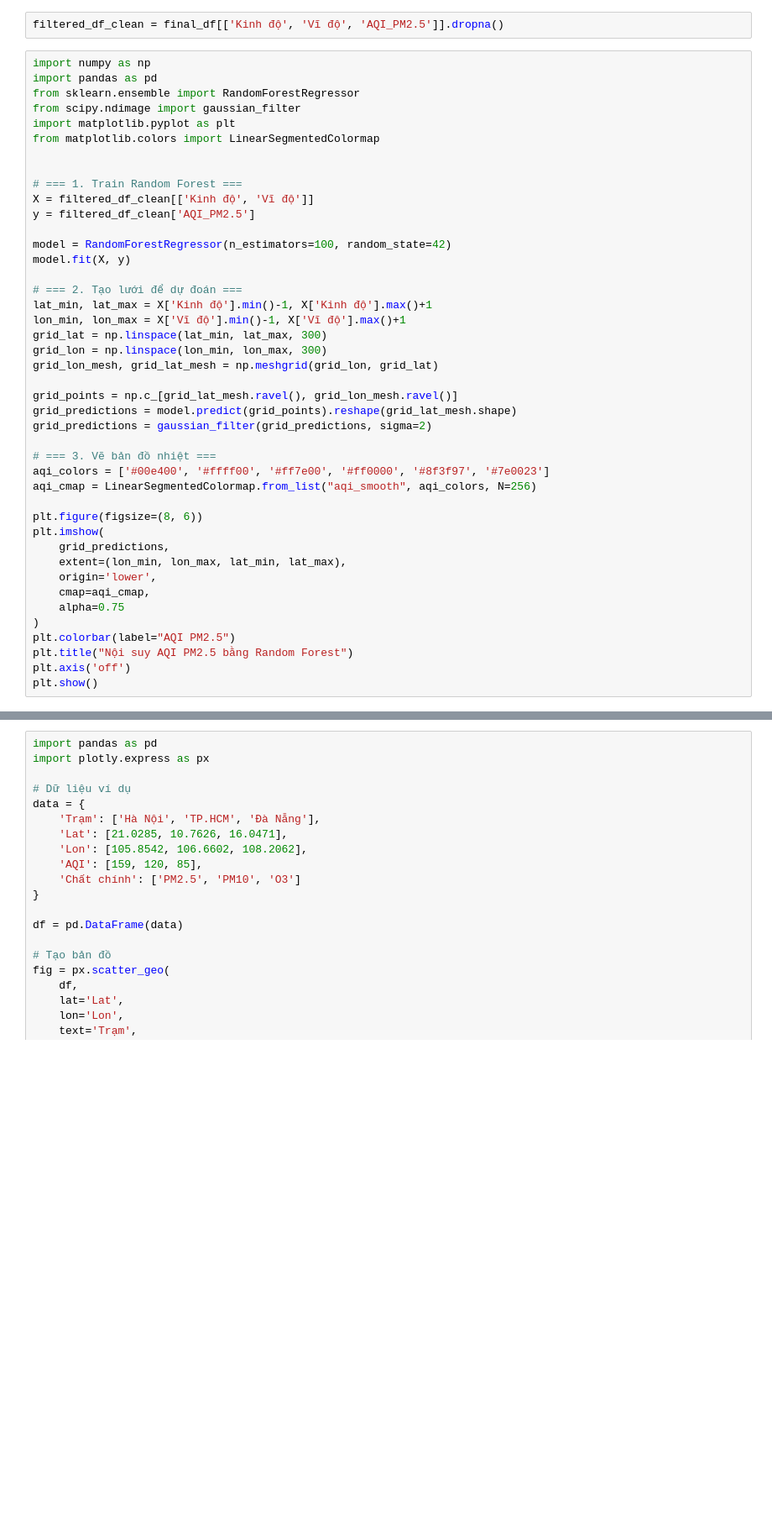
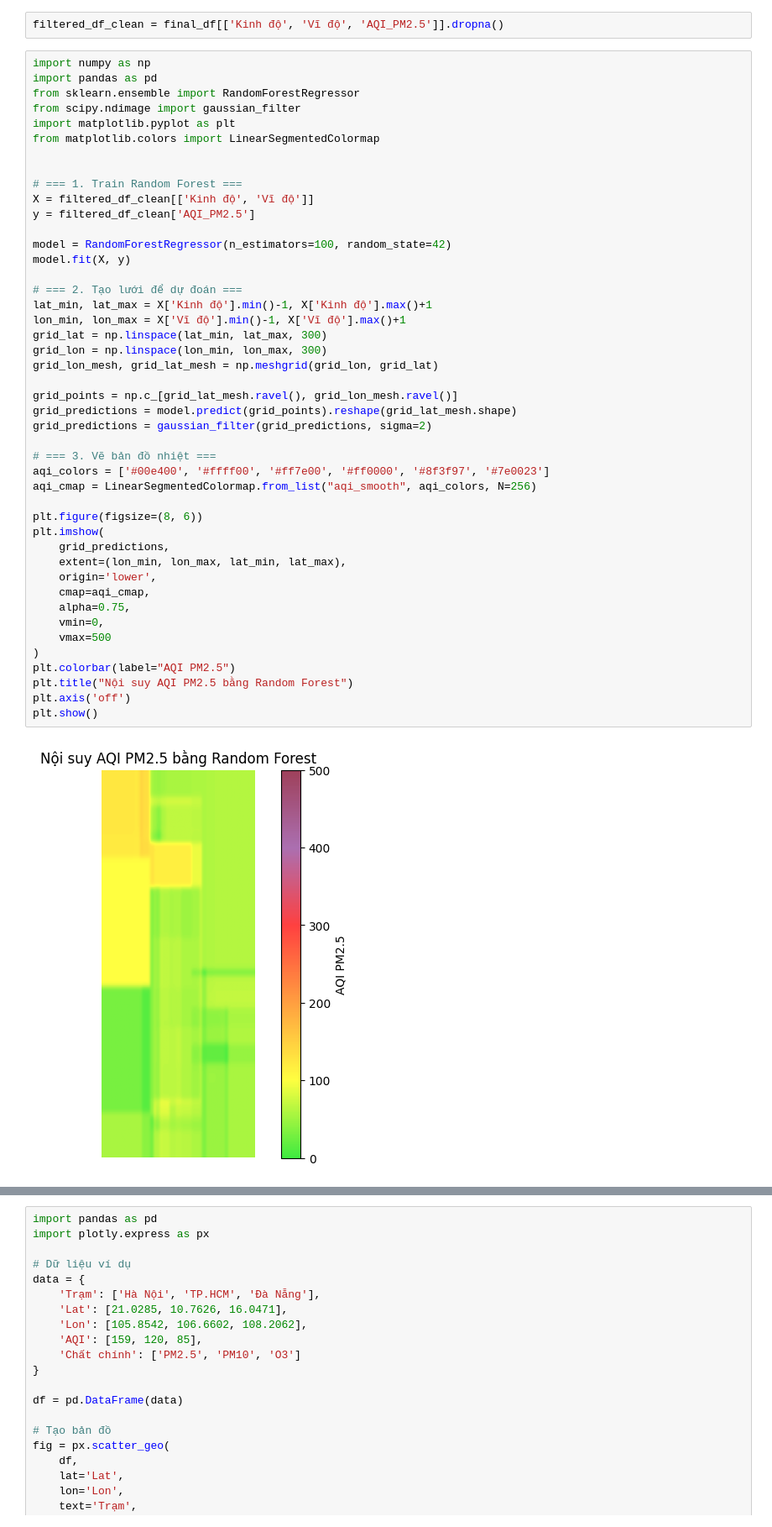
Before and after one commit to aleniox/Quality_air, a Jupyter notebook: note-tools.ipynb, the cells around one changed output, grey strips where cells are left out. Shown at 84% size. Saved outputs shown, nothing was run; the diff lists cells and outputs as text; blank space fills up the shorter version.

```diff
--- a/note-tools.ipynb
+++ b/note-tools.ipynb
@@ -315,34 +322,38 @@ y = filtered_df_clean['AQI_PM2.5']
 
 model = RandomForestRegressor(n_estimators=100, random_state=42)
 model.fit(X, y)
 
 # === 2. Tạo lưới để dự đoán ===
 lat_min, lat_max = X['Kinh độ'].min()-1, X['Kinh độ'].max()+1
 lon_min, lon_max = X['Vĩ độ'].min()-1, X['Vĩ độ'].max()+1
 grid_lat = np.linspace(lat_min, lat_max, 300)
 grid_lon = np.linspace(lon_min, lon_max, 300)
 grid_lon_mesh, grid_lat_mesh = np.meshgrid(grid_lon, grid_lat)
 
 grid_points = np.c_[grid_lat_mesh.ravel(), grid_lon_mesh.ravel()]
 grid_predictions = model.predict(grid_points).reshape(grid_lat_mesh.shape)
 grid_predictions = gaussian_filter(grid_predictions, sigma=2)
 
 # === 3. Vẽ bản đồ nhiệt ===
 aqi_colors = ['#00e400', '#ffff00', '#ff7e00', '#ff0000', '#8f3f97', '#7e0023']
 aqi_cmap = LinearSegmentedColormap.from_list("aqi_smooth", aqi_colors, N=256)
 
 plt.figure(figsize=(8, 6))
 plt.imshow(
     grid_predictions,
     extent=(lon_min, lon_max, lat_min, lat_max),
     origin='lower',
     cmap=aqi_cmap,
-    alpha=0.75
+    alpha=0.75,
+    vmin=0,
+    vmax=500
 )
 plt.colorbar(label="AQI PM2.5")
 plt.title("Nội suy AQI PM2.5 bằng Random Forest")
 plt.axis('off')
 plt.show()
+# %% [output]
+[figure, added]
 # %%
 import numpy as np
 import folium
```
Also changed, not shown: parts of 12 cells of this notebook, 5 other files.
